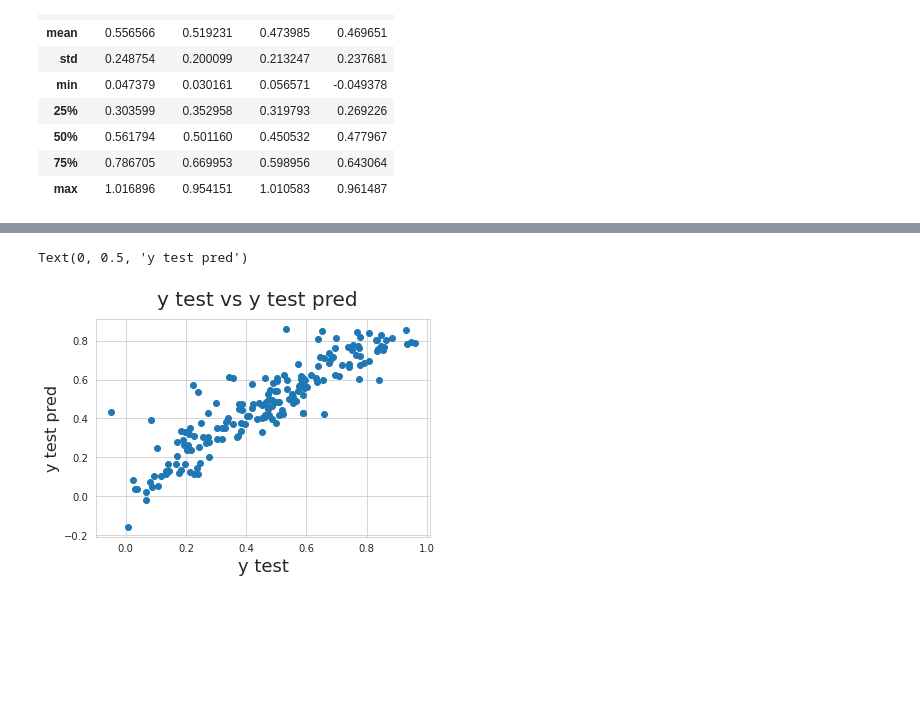
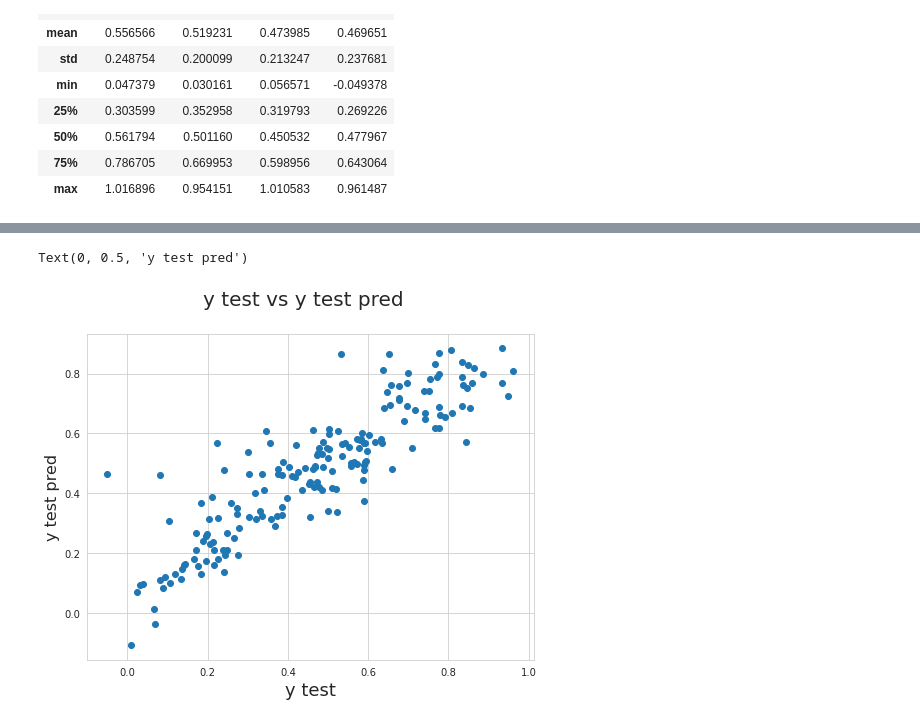
Before and after one commit to hanumant-jadhav/BikeSharing, a Jupyter notebook: Bike_Sharing.ipynb, the cells around one changed output, grey strips where cells are left out. Saved outputs shown, nothing was run; the diff lists cells and outputs as text; code cells hidden in the pictures; blank space fills up the shorter version.

```diff
--- a/Bike_Sharing.ipynb
+++ b/Bike_Sharing.ipynb
@@ -615,0 +800,3 @@ vif
+# %%
+X_train_rfe.drop(columns=['windspeed'], axis=1, inplace=True)
+X_train_rfe.head()
@@ -615,0 +810,4 @@ vif
+# %%
+X_train_rfe = sm.add_constant(X_train_rfe)
+ln_model = sm.OLS(y_train, X_train_rfe).fit()
+print(ln_model.summary())
@@ -615,0 +832,2 @@ vif
+# %%
+X_train_rfe_new = X_train_rfe.drop(columns=['const'], axis=1)
@@ -654,7 +891,5 @@ Index(['const', 'year', 'holiday', 'temp', 'hum', 'windspeed', 'weathersit_B',
 # %%
-X_test = X_test[['year', 'holiday', 'temp', 'hum', 'windspeed', 'weathersit_B',
-       'weathersit_C', 'spring', 'winter', 'Dec', 'July', 'Mar', 'Nov', 'Sept',
-       'Mon']]
+X_test = X_test[X_train_rfe_new.columns]
 # %%
 X_test_sm = sm.add_constant(X_test)
 y_test_pred = ln_model.predict(X_test_sm)
@@ -666,9 +901,9 @@ r2_score(y_true=y_test, y_pred=y_test_pred)
 # %%
-fig = plt.figure()
+fig = plt.figure(figsize=(8, 6))
 plt.scatter(y_test, y_test_pred)
 fig.suptitle('y test vs y test pred', fontsize = 20)
 plt.xlabel('y test', fontsize = 18)
 plt.ylabel('y test pred', fontsize = 16)
 # %% [output]
 Text(0, 0.5, 'y test pred')
-[figure, old version]
+[figure, new version]
```
Also changed, not shown: parts of 23 cells of this notebook.
